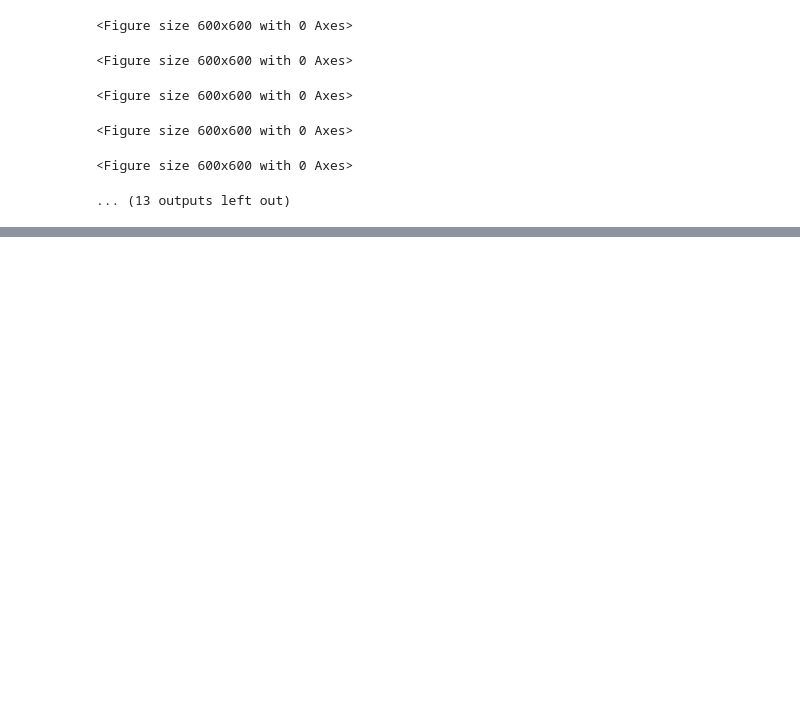
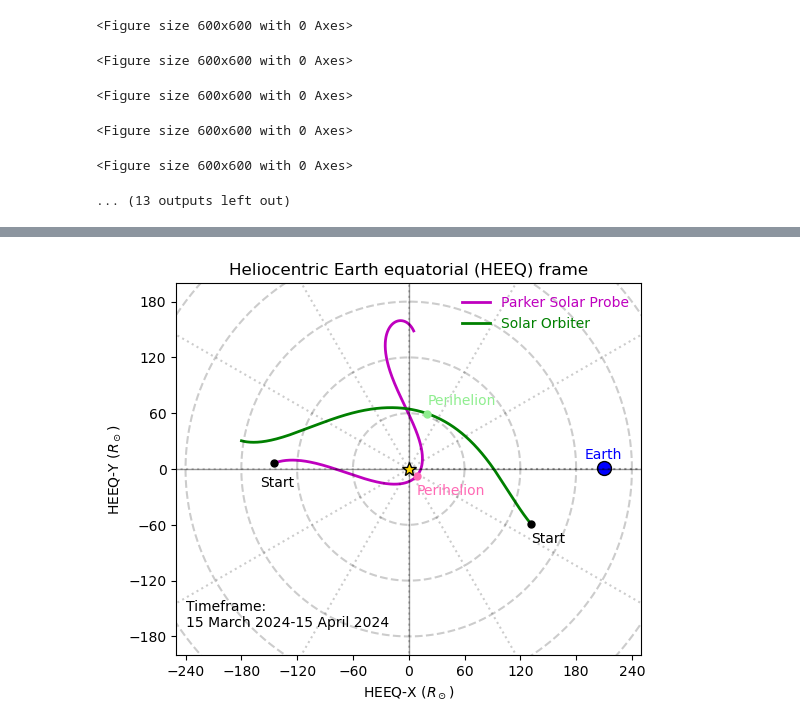
Before and after one commit to YeimyRivera/Plotting_Spacecraft_Trajectories, a Jupyter notebook: plotting_spacecraft_trajectories.ipynb, the cells around one changed output, grey strips where cells are left out. Cells and saved outputs as stored; diff of their text form; code cells hidden in the pictures; blank space fills up the shorter version.

```diff
--- a/plotting_spacecraft_trajectories.ipynb
+++ b/plotting_spacecraft_trajectories.ipynb
@@ -666,0 +316,94 @@ plt.show()
+# %%
+fig,ax=plt.subplots(figsize=(6,6))
+
+#trajectory of Parker
+ax.plot(parker_trajectory_stonyhurst.x.to('Rsun'), parker_trajectory_stonyhurst.y.to('Rsun'),
+            c='m', label='Parker Solar Probe', linewidth=2)
+
+#trajectory of Solar Orbiter
+ax.plot(solo_trajectory_stonyhurst.x.to('Rsun'), solo_trajectory_stonyhurst.y.to('Rsun'),
+         c='g', label='Solar Orbiter', linewidth=2)
+
+plt.legend(frameon=False, labelcolor='linecolor')
+
+#trajectory of Earth
+ax.plot(earth_trajectory_stonyhurst.x.to('Rsun')[0], earth_trajectory_stonyhurst.y.to('Rsun')[0], 'o',
+         c='b', label = 'Earth', markersize=10, markeredgecolor='k')
+#Earth name
+ax.text(earth_trajectory_stonyhurst.x.to('Rsun')[0].value-20*const.R_sun.to('Rsun').value,
+earth_trajectory_stonyhurst.y.to('Rsun')[0].value+10*const.R_sun.to('Rsun').value, 'Earth', c='b')
+
+ax.plot(0,0, '*', markersize=10, zorder=10, color='gold', markeredgecolor='k')
+
+ax.set_xlabel("HEEQ-X ($R_\odot$)")
+ax.set_ylabel("HEEQ-Y ($R_\odot$)")
+#ax.legend()
+
+ax.axhline(0,color="black",linewidth=1,alpha=0.4)
+ax.axvline(0,color="black",linewidth=1,alpha=0.4)
+ax.set_aspect(1)
+
+rgrids = [60,120,180,240,300]
+for R_ in rgrids  :
+    ax.plot(R_*np.cos(np.linspace(0,2*np.pi,200)),
+            R_*np.sin(np.linspace(0,2*np.pi,200)),
+            color="black",linestyle="--",alpha=0.2
+           )
+rmax=rgrids[-1]
+for phi in np.radians(np.linspace(0,360,13)) :
+    ax.plot([0,rmax*np.cos(phi)],[0,rmax*np.sin(phi)],
+            color="black",linestyle=":",alpha=0.2
+           )
+
+ax.plot(parker_trajectory_stonyhurst.x.to('Rsun')[0], parker_trajectory_stonyhurst.y.to('Rsun')[0], 'o',
+        c='k', markersize=5)
+
+parker_trajectory_carrington.representation_type = "spherical"
+
+p_min = np.argmin(parker_trajectory_carrington.radius/u.R_sun.to('km'))
+
+ax.plot(parker_trajectory_stonyhurst.x.to('Rsun')[p_min],
+        parker_trajectory_stonyhurst.y.to('Rsun')[p_min], 'o',
+        c='hotpink', markersize=5)
+
+ax.text(parker_trajectory_stonyhurst.x.to('Rsun')[p_min].value,
+        parker_trajectory_stonyhurst.y.to('Rsun')[p_min].value-20*const.R_sun.to('Rsun').value, 'Perihelion',
+     c='hotpink')
+
+ax.text(parker_trajectory_stonyhurst.x.to('Rsun')[0].value-15*const.R_sun.to('Rsun').value,
+        parker_trajectory_stonyhurst.y.to('Rsun')[0].value-25*const.R_sun.to('Rsun').value, 'Start',
+     c='k')
+
+ax.plot(solo_trajectory_stonyhurst.x.to('Rsun')[0], solo_trajectory_stonyhurst.y.to('Rsun')[0], 'o',
+     c='k', markersize=5)
+
+solo_trajectory_carrington.representation_type = "spherical"
+
+s_min = np.argmin(solo_trajectory_carrington.radius/u.R_sun.to('km'))
+
+ax.plot(solo_trajectory_stonyhurst.x.to('Rsun')[s_min],
+        solo_trajectory_stonyhurst.y.to('Rsun')[s_min], 'o',
+     c='lightgreen', markersize=5)
+
+ax.text(solo_trajectory_stonyhurst.x.to('Rsun')[s_min].value,
+        solo_trajectory_stonyhurst.y.to('Rsun')[s_min].value+10*const.R_sun.to('Rsun').value, 'Perihelion',
+     c='lightgreen')
+
+ax.text(solo_trajectory_stonyhurst.x.to('Rsun')[0].value,
+        solo_trajectory_stonyhurst.y.to('Rsun')[0].value-20*const.R_sun.to('Rsun').value, 'Start',
+     c='k')
+
+
+ax.set_xlim(-250,250)
+ax.set_ylim(-200,200)
+
+ax.set_xticks(np.linspace(-240,240,9))
+ax.set_yticks(np.linspace(-180,180,7))
+
+ax.text(-240,-170, 'Timeframe: \n15 March 2024-15 April 2024')
+ax.set_title('Heliocentric Earth equatorial (HEEQ) frame')
+
+# plt.savefig('context_spacecraft_config_HEEQ.png', format='png', dpi=500, transparent=True)
+plt.show()
+# %% [output]
+[figure, added]
```
Also changed, not shown: parts of 14 cells of this notebook.
